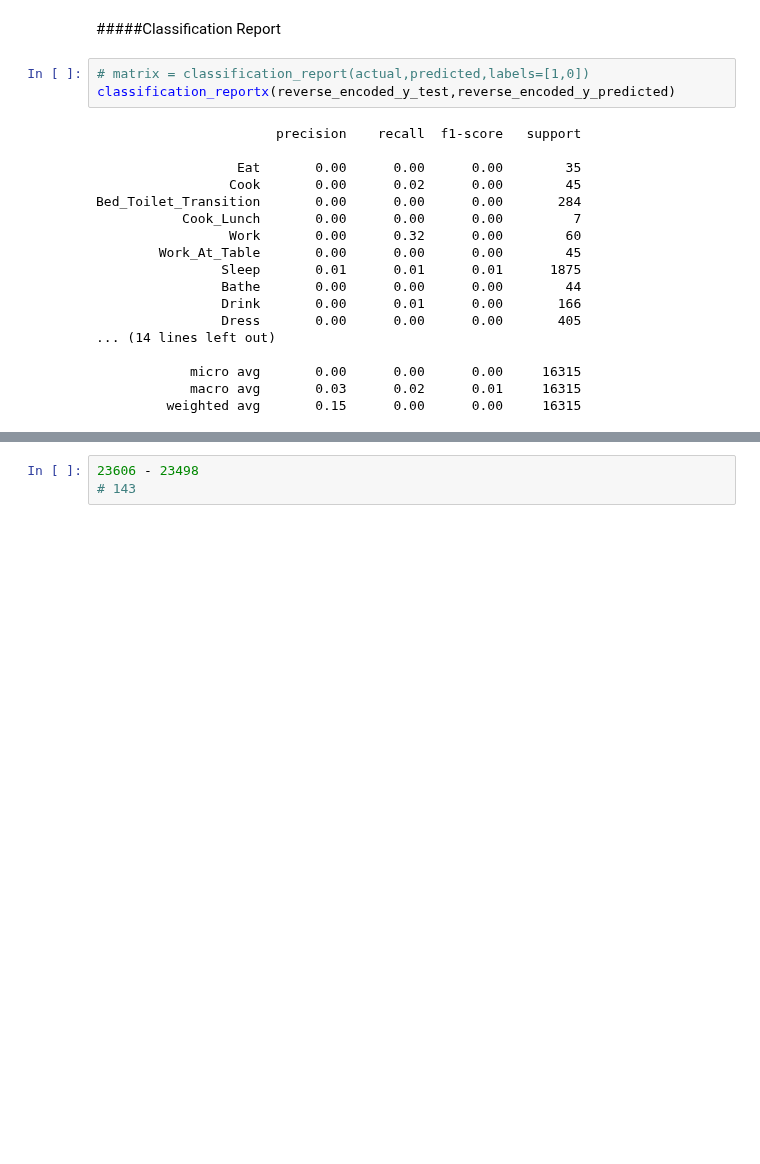
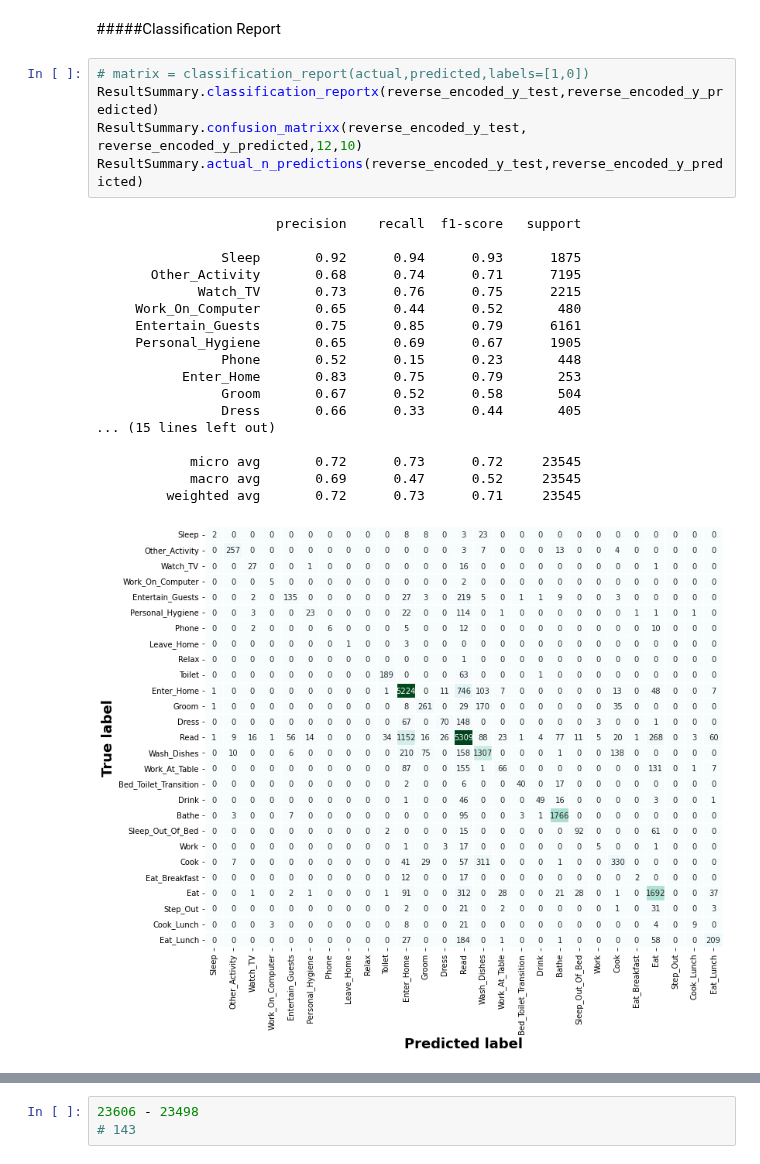
Before and after one commit to sylvas-j/ML, a Jupyter notebook: Tensorflow_works/SmartHome_ModelProcess.ipynb, the cells around one changed output, grey strips where cells are left out. Cells and saved outputs as stored; diff of their text form; blank space fills up the shorter version.

```diff
--- a/Tensorflow_works/SmartHome_ModelProcess.ipynb
+++ b/Tensorflow_works/SmartHome_ModelProcess.ipynb
@@ -578,22 +580,25 @@ https://machinelearningmastery.com/precision-recall-and-f-measure-for-imbalanced
 #####Classification Report
 # %%
 # matrix = classification_report(actual,predicted,labels=[1,0])
-classification_reportx(reverse_encoded_y_test,reverse_encoded_y_predicted)
+ResultSummary.classification_reportx(reverse_encoded_y_test,reverse_encoded_y_predicted)
+ResultSummary.confusion_matrixx(reverse_encoded_y_test, reverse_encoded_y_predicted,12,10)
+ResultSummary.actual_n_predictions(reverse_encoded_y_test,reverse_encoded_y_predicted)
 # %% [output]
                        precision    recall  f1-score   support
 
-                  Eat       0.00      0.00      0.00        35
-                 Cook       0.00      0.02      0.00        45
-Bed_Toilet_Transition       0.00      0.00      0.00       284
-           Cook_Lunch       0.00      0.00      0.00         7
-                 Work       0.00      0.32      0.00        60
-        Work_At_Table       0.00      0.00      0.00        45
-                Sleep       0.01      0.01      0.01      1875
-                Bathe       0.00      0.00      0.00        44
-                Drink       0.00      0.01      0.00       166
-                Dress       0.00      0.00      0.00       405
-... (14 lines left out)
+                Sleep       0.92      0.94      0.93      1875
+       Other_Activity       0.68      0.74      0.71      7195
+             Watch_TV       0.73      0.76      0.75      2215
+     Work_On_Computer       0.65      0.44      0.52       480
+     Entertain_Guests       0.75      0.85      0.79      6161
+     Personal_Hygiene       0.65      0.69      0.67      1905
+                Phone       0.52      0.15      0.23       448
+           Enter_Home       0.83      0.75      0.79       253
+                Groom       0.67      0.52      0.58       504
+                Dress       0.66      0.33      0.44       405
+... (15 lines left out)
 
-            micro avg       0.00      0.00      0.00     16315
-            macro avg       0.03      0.02      0.01     16315
-         weighted avg       0.15      0.00      0.00     16315
+            micro avg       0.72      0.73      0.72     23545
+            macro avg       0.69      0.47      0.52     23545
+         weighted avg       0.72      0.73      0.71     23545
+[figure, added]
```
Also changed, not shown: parts of 20 cells of this notebook.
